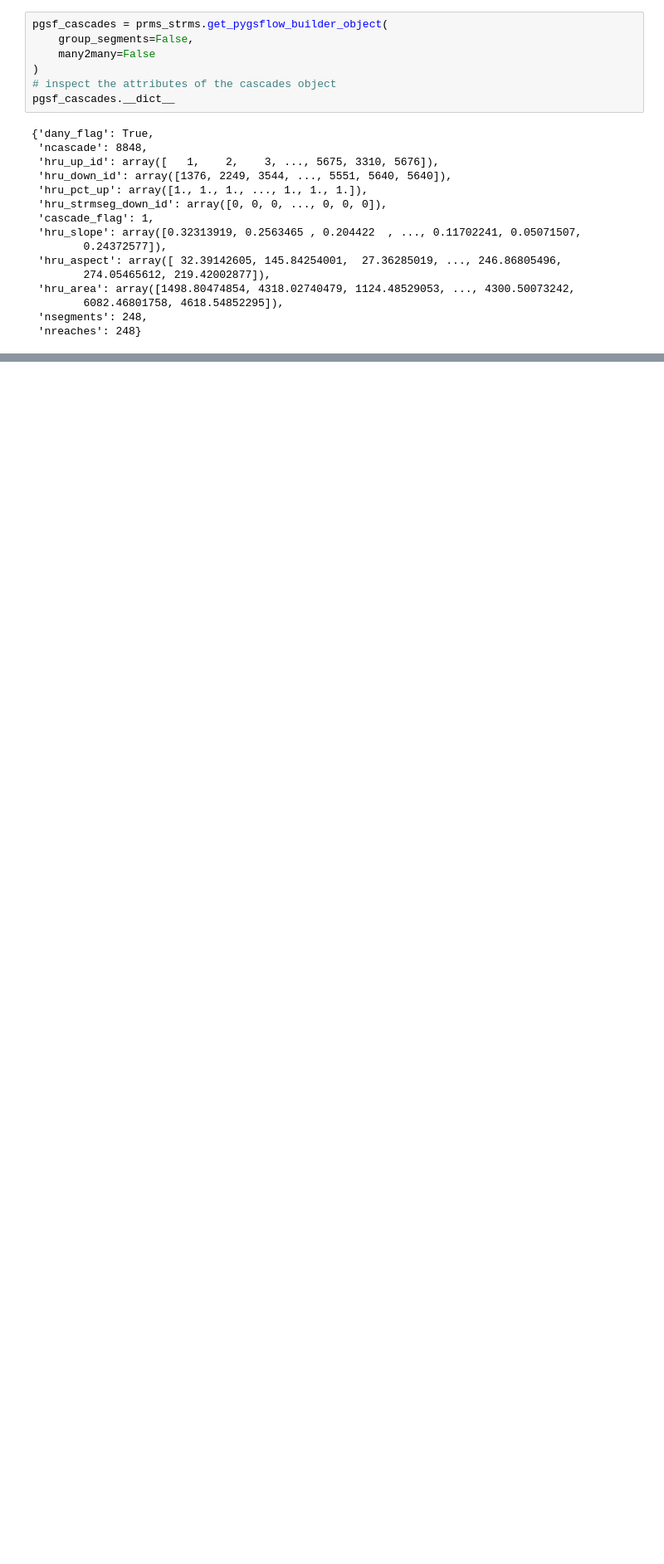
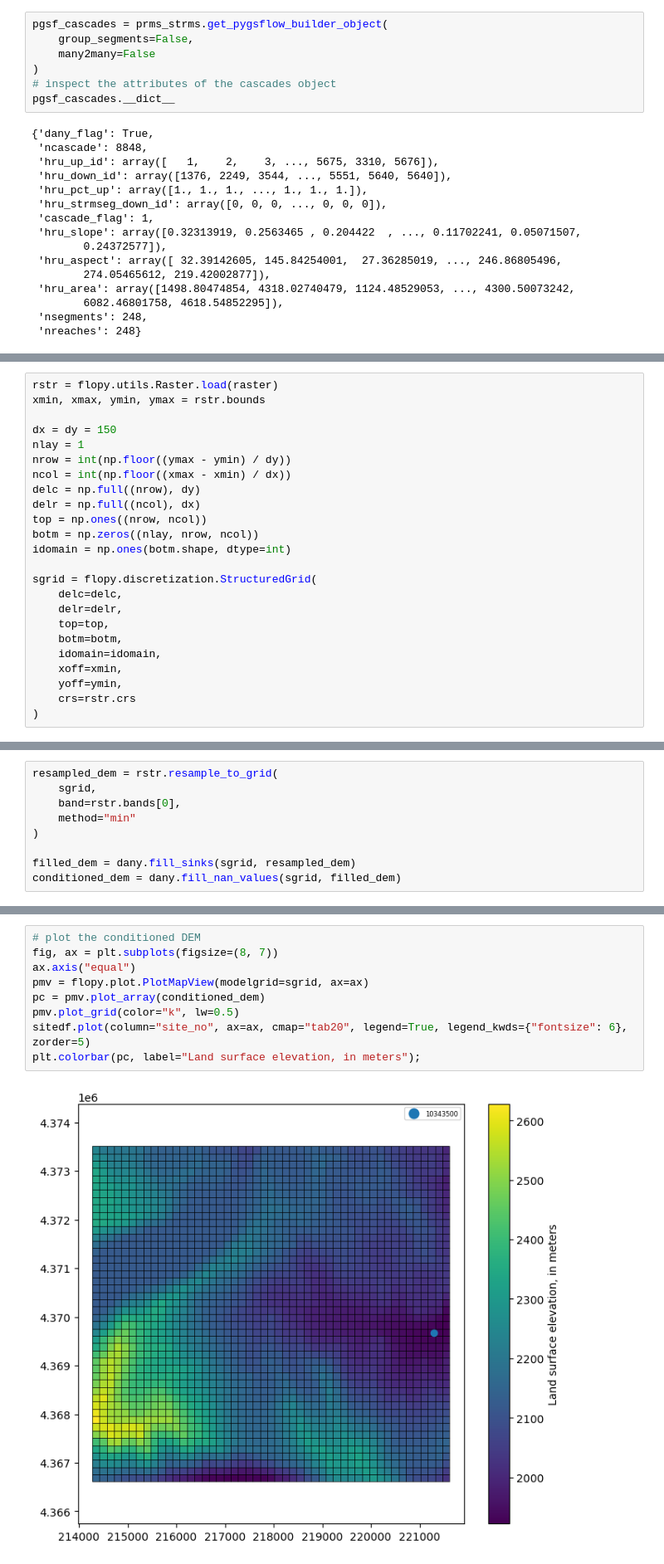
Before and after one commit to jlarsen-usgs/dany, a Jupyter notebook: examples/Generating_stream_networks.ipynb, the cells around one changed output, grey strips where cells are left out. Shown at 83% size. Drawn from its saved outputs; the diff is of its cells as text; blank space fills up the shorter version.

```diff
--- a/examples/Generating_stream_networks.ipynb
+++ b/examples/Generating_stream_networks.ipynb
@@ -334,0 +342,24 @@ pgsf_cascades.__dict__
+# %%
+rstr = flopy.utils.Raster.load(raster)
+xmin, xmax, ymin, ymax = rstr.bounds
+
+dx = dy = 150
+nlay = 1
+nrow = int(np.floor((ymax - ymin) / dy))
+ncol = int(np.floor((xmax - xmin) / dx))
+delc = np.full((nrow), dy)
+delr = np.full((ncol), dx)
+top = np.ones((nrow, ncol))
+botm = np.zeros((nlay, nrow, ncol))
+idomain = np.ones(botm.shape, dtype=int)
+
+sgrid = flopy.discretization.StructuredGrid(
+    delc=delc,
+    delr=delr,
+    top=top,
+    botm=botm,
+    idomain=idomain,
+    xoff=xmin,
+    yoff=ymin,
+    crs=rstr.crs
+)
@@ -334,0 +368,9 @@ pgsf_cascades.__dict__
+# %%
+resampled_dem = rstr.resample_to_grid(
+    sgrid,
+    band=rstr.bands[0],
+    method="min"
+)
+
+filled_dem = dany.fill_sinks(sgrid, resampled_dem)
+conditioned_dem = dany.fill_nan_values(sgrid, filled_dem)
@@ -334,0 +379,11 @@ pgsf_cascades.__dict__
+# %%
+# plot the conditioned DEM
+fig, ax = plt.subplots(figsize=(8, 7))
+ax.axis("equal")
+pmv = flopy.plot.PlotMapView(modelgrid=sgrid, ax=ax)
+pc = pmv.plot_array(conditioned_dem)
+pmv.plot_grid(color="k", lw=0.5)
+sitedf.plot(column="site_no", ax=ax, cmap="tab20", legend=True, legend_kwds={"fontsize": 6}, zorder=5)
+plt.colorbar(pc, label="Land surface elevation, in meters");
+# %% [output]
+[figure, added]
```
Also changed, not shown: parts of 8 cells of this notebook.
